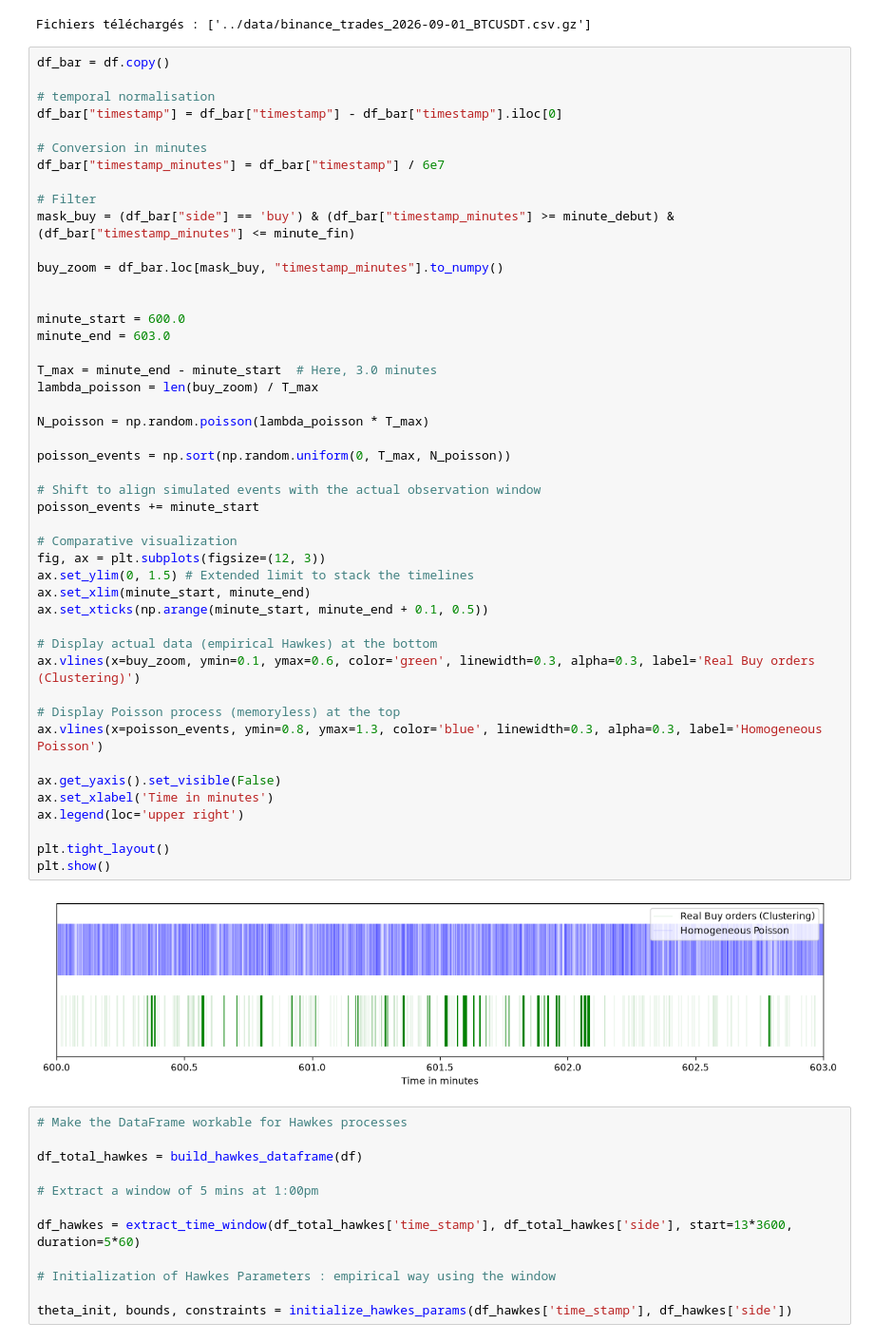
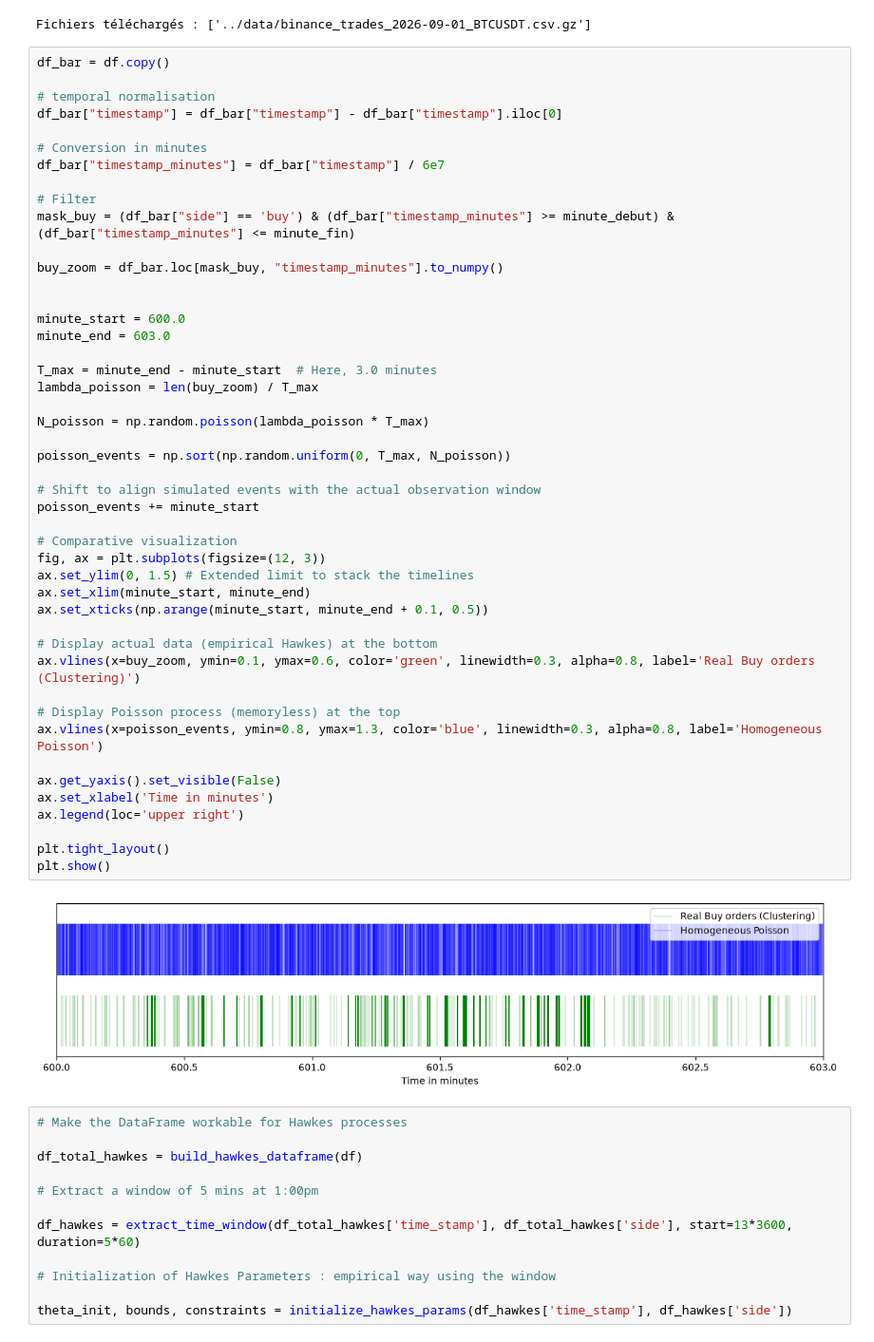
Before and after one commit to Maxime-Skryma/Spread_Crypto, a Jupyter notebook: notebooks/BTC_Hawkes.ipynb, the cells around one changed output. Shown at 95% size. Saved outputs shown, nothing was run; the diff lists cells and outputs as text.

```diff
--- a/notebooks/BTC_Hawkes.ipynb
+++ b/notebooks/BTC_Hawkes.ipynb
@@ -84,36 +84,36 @@ buy_zoom = df_bar.loc[mask_buy, "timestamp_minutes"].to_numpy()
 minute_start = 600.0
 minute_end = 603.0
 
 T_max = minute_end - minute_start  # Here, 3.0 minutes
 lambda_poisson = len(buy_zoom) / T_max
 
 N_poisson = np.random.poisson(lambda_poisson * T_max)
 
 poisson_events = np.sort(np.random.uniform(0, T_max, N_poisson))
 
 # Shift to align simulated events with the actual observation window
 poisson_events += minute_start
 
 # Comparative visualization
 fig, ax = plt.subplots(figsize=(12, 3))
 ax.set_ylim(0, 1.5) # Extended limit to stack the timelines
 ax.set_xlim(minute_start, minute_end)
 ax.set_xticks(np.arange(minute_start, minute_end + 0.1, 0.5))
 
 # Display actual data (empirical Hawkes) at the bottom
-ax.vlines(x=buy_zoom, ymin=0.1, ymax=0.6, color='green', linewidth=0.3, alpha=0.3, label='Real Buy orders (Clustering)')
+ax.vlines(x=buy_zoom, ymin=0.1, ymax=0.6, color='green', linewidth=0.3, alpha=0.8, label='Real Buy orders (Clustering)')
 
 # Display Poisson process (memoryless) at the top
-ax.vlines(x=poisson_events, ymin=0.8, ymax=1.3, color='blue', linewidth=0.3, alpha=0.3, label='Homogeneous Poisson')
+ax.vlines(x=poisson_events, ymin=0.8, ymax=1.3, color='blue', linewidth=0.3, alpha=0.8, label='Homogeneous Poisson')
 
 ax.get_yaxis().set_visible(False)
 ax.set_xlabel('Time in minutes')
 ax.legend(loc='upper right')
 
 plt.tight_layout()
 plt.show()
 # %% [output]
-[figure, old version]
+[figure, new version]
 # %%
 # Make the DataFrame workable for Hawkes processes
 
```
